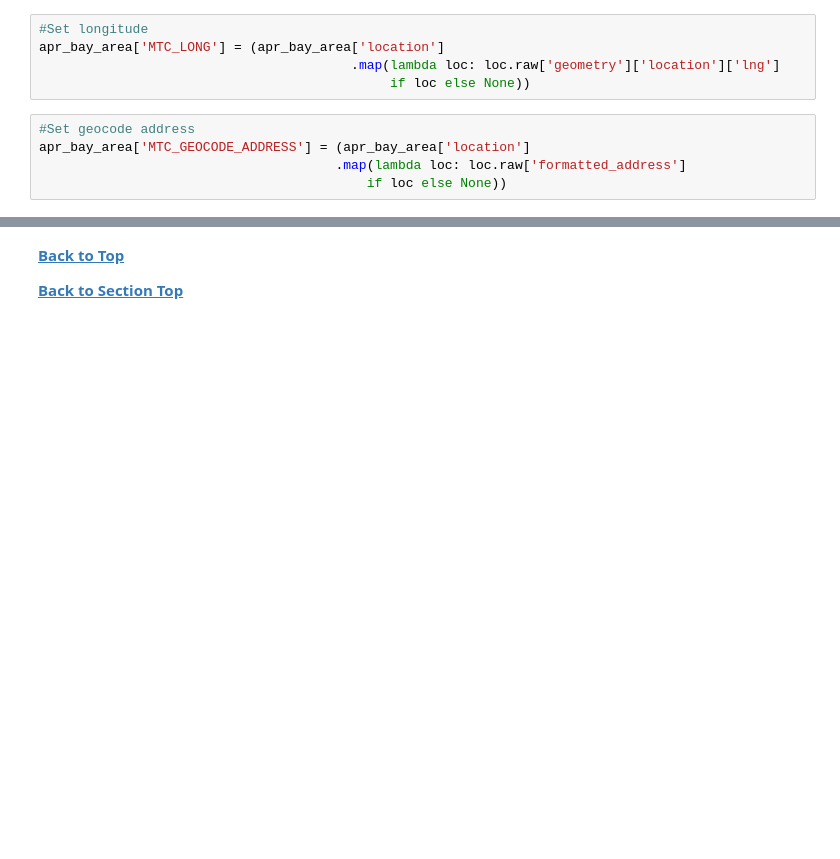
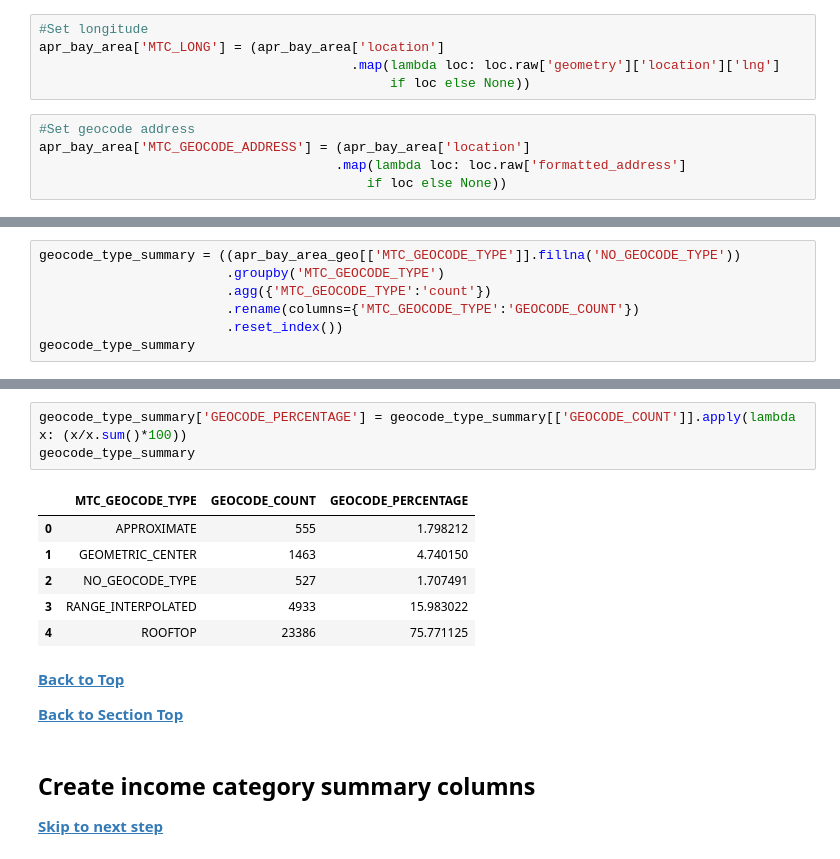
Before and after one commit to BayAreaMetro/MTCDataModel, a Jupyter notebook: Project-Documentation/hcd/HCD Annual Progress Report Data Processing 2018-2019.ipynb, the cells around one changed output, grey strips where cells are left out. Saved outputs shown, nothing was run; the diff lists cells and outputs as text; blank space fills up the shorter version.

```diff
--- a/Project-Documentation/hcd/HCD Annual Progress Report Data Processing 2018-2019.ipynb
+++ b/Project-Documentation/hcd/HCD Annual Progress Report Data Processing 2018-2019.ipynb
@@ -684,0 +735,7 @@ apr_bay_area.to_csv(os.path.join(work_dir,
+# %%
+geocode_type_summary = ((apr_bay_area_geo[['MTC_GEOCODE_TYPE']].fillna('NO_GEOCODE_TYPE'))
+                        .groupby('MTC_GEOCODE_TYPE')
+                        .agg({'MTC_GEOCODE_TYPE':'count'})
+                        .rename(columns={'MTC_GEOCODE_TYPE':'GEOCODE_COUNT'})
+                        .reset_index())
+geocode_type_summary
@@ -685,4 +749,18 @@ apr_bay_area.to_csv(os.path.join(work_dir,
+# %%
+geocode_type_summary['GEOCODE_PERCENTAGE'] = geocode_type_summary[['GEOCODE_COUNT']].apply(lambda x: (x/x.sum()*100))
+geocode_type_summary
+# %% [output]
+|  | MTC_GEOCODE_TYPE | GEOCODE_COUNT | GEOCODE_PERCENTAGE |
+| 0 | APPROXIMATE | 555 | 1.798212 |
+| 1 | GEOMETRIC_CENTER | 1463 | 4.740150 |
+| 2 | NO_GEOCODE_TYPE | 527 | 1.707491 |
+| 3 | RANGE_INTERPOLATED | 4933 | 15.983022 |
+| 4 | ROOFTOP | 23386 | 75.771125 |
 # %% [markdown]
 **[Back to Top](#top)**
 
 **[Back to Section Top](#geocode)**
+# %% [markdown]
+## Create income category summary columns <a name='income_categories'></a>
+
+**[Skip to next step](#)**
```
Also changed, not shown: parts of 29 cells of this notebook.
